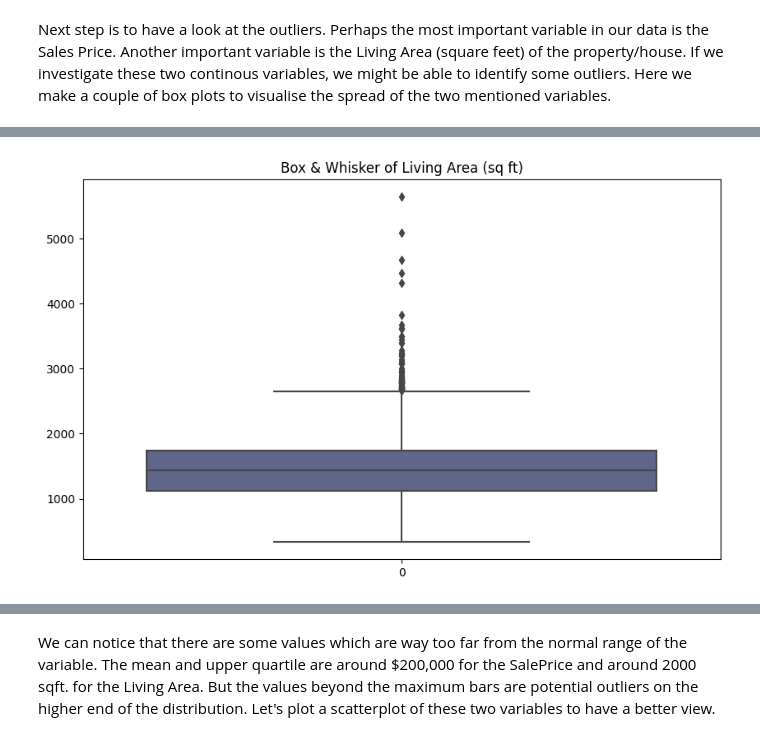
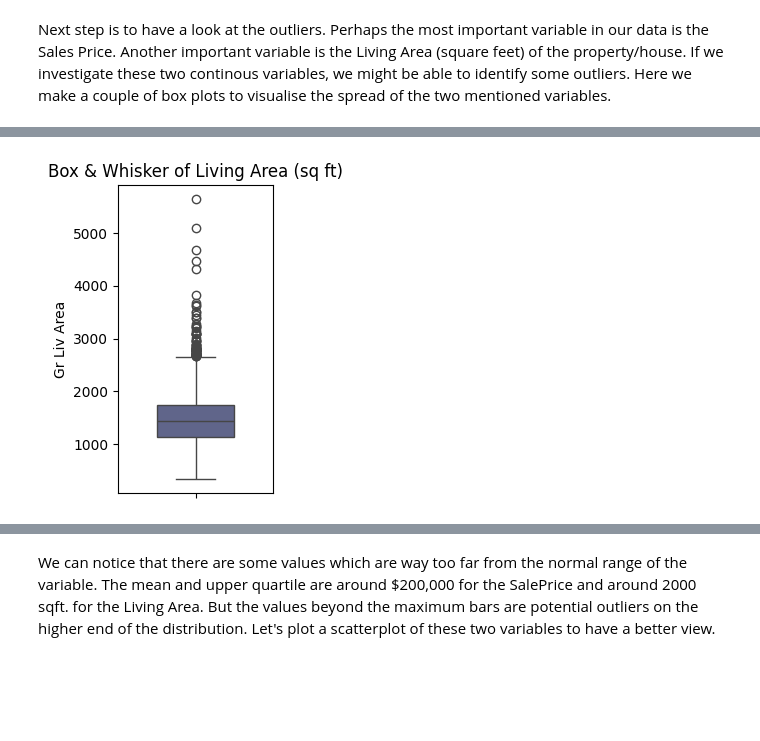
Before and after one commit to dahmed301/HousingPrices_EDA, a Jupyter notebook: code.ipynb, the cells around one changed output, grey strips where cells are left out. Saved outputs shown, nothing was run; the diff lists cells and outputs as text; code cells hidden in the pictures; blank space fills up the shorter version.

```diff
--- a/code.ipynb
+++ b/code.ipynb
@@ -195,9 +197,9 @@ plt.show()
 # %%
 #Box & Whisker of Gr Liv Area
 
-plt.figure(figsize=(10,6))
-sns.boxplot(clean_data['Gr Liv Area'], color = '#595f91')
+plt.figure(figsize=(2,4))
+sns.boxplot(clean_data['Gr Liv Area'], color = '#595f91', width=0.5)
 plt.title('Box & Whisker of Living Area (sq ft)')
 plt.show()
 # %% [output]
-[figure, old version]
+[figure, new version]
```
Also changed, not shown: parts of 10 cells of this notebook.
